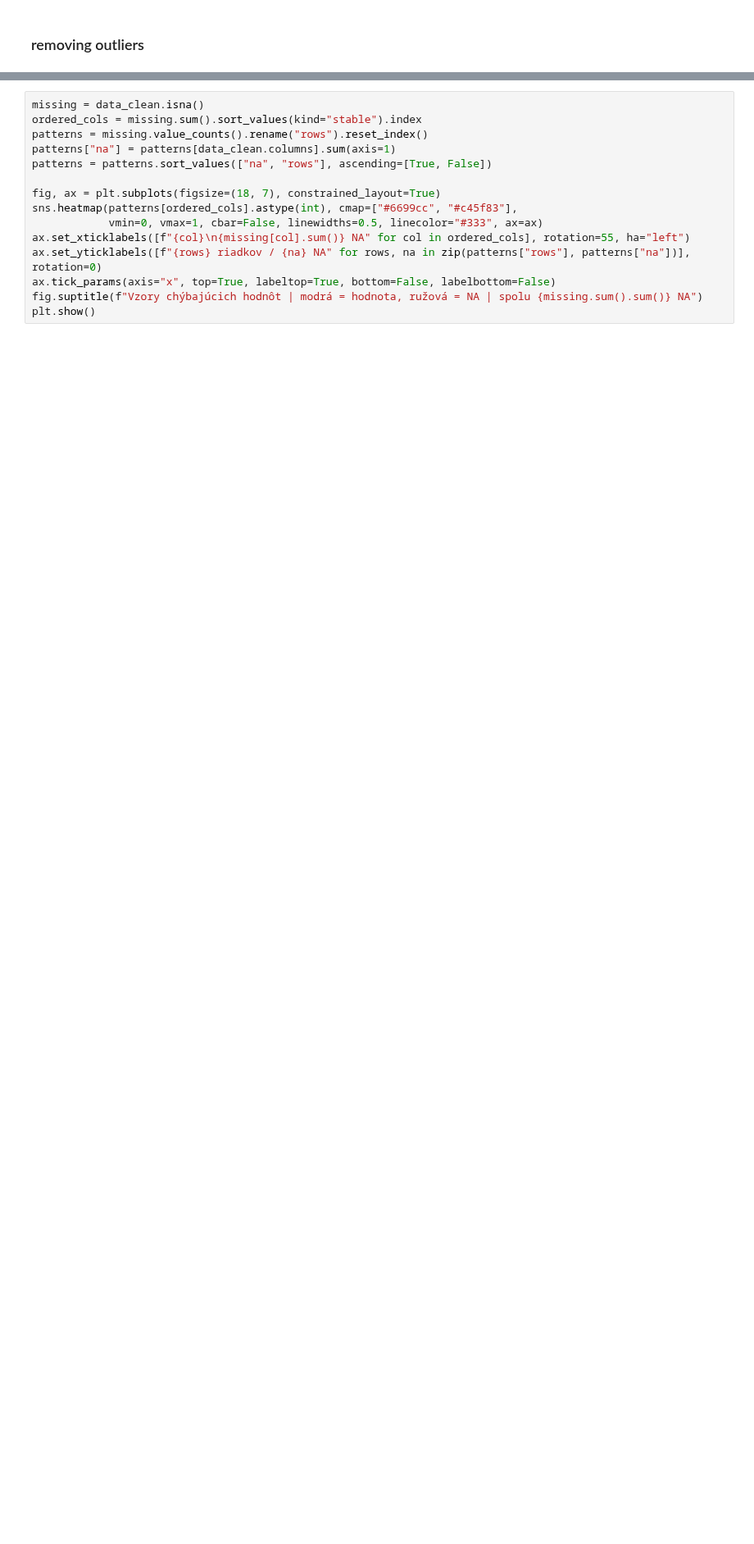
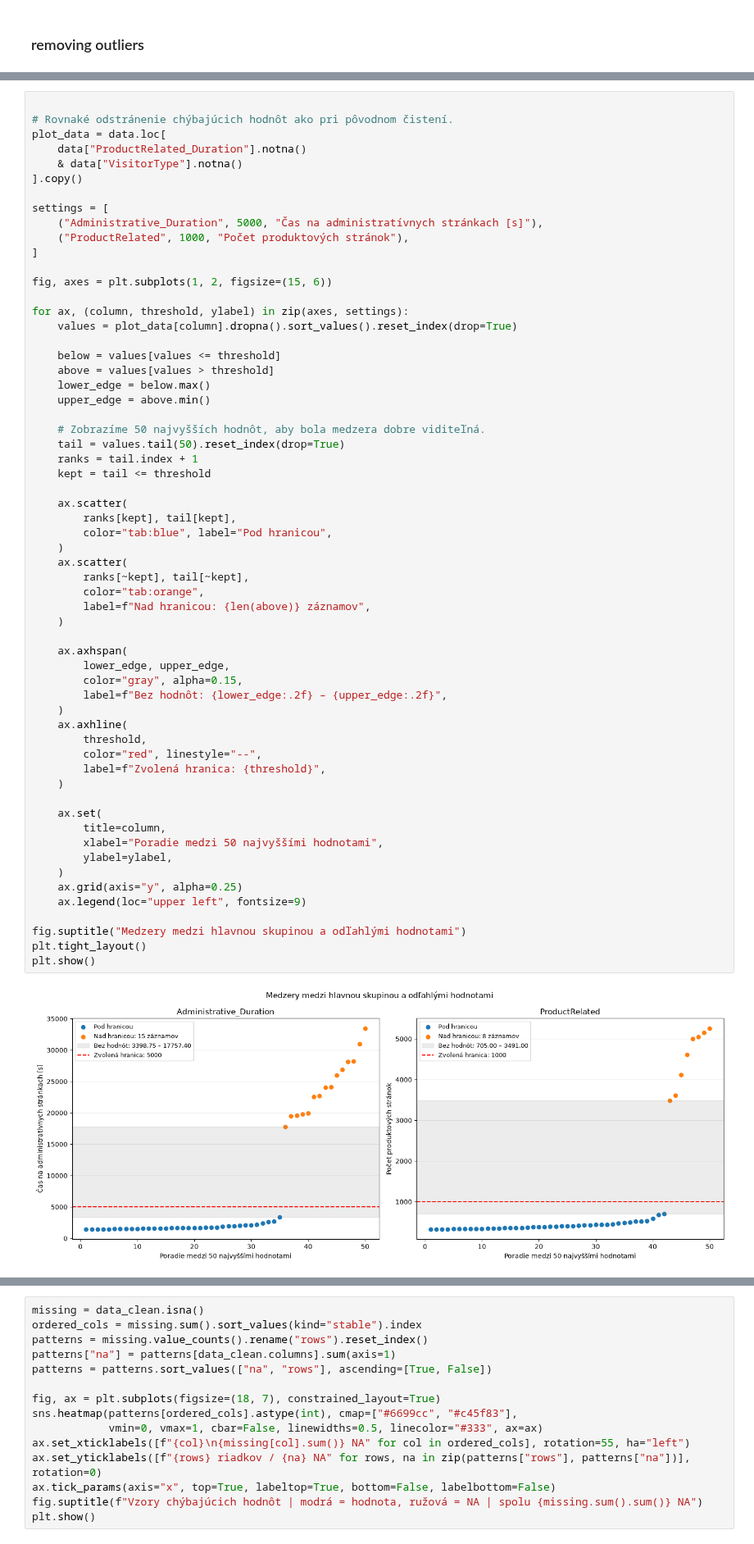
Before and after one commit to samuelbagin1/suns, a Jupyter notebook: zadania/01/main.ipynb, the cells around one changed output, grey strips where cells are left out. Shown at 82% size. Cells and saved outputs as stored; diff of their text form; blank space fills up the shorter version.

```diff
--- a/zadania/01/main.ipynb
+++ b/zadania/01/main.ipynb
@@ -147,0 +170,62 @@ def remove_outliers(df):
+# %%
+
+# Rovnaké odstránenie chýbajúcich hodnôt ako pri pôvodnom čistení.
+plot_data = data.loc[
+    data["ProductRelated_Duration"].notna()
+    & data["VisitorType"].notna()
+].copy()
+
+settings = [
+    ("Administrative_Duration", 5000, "Čas na administratívnych stránkach [s]"),
+    ("ProductRelated", 1000, "Počet produktových stránok"),
+]
+
+fig, axes = plt.subplots(1, 2, figsize=(15, 6))
+
+for ax, (column, threshold, ylabel) in zip(axes, settings):
+    values = plot_data[column].dropna().sort_values().reset_index(drop=True)
+
+    below = values[values <= threshold]
+    above = values[values > threshold]
+    lower_edge = below.max()
+    upper_edge = above.min()
+
+    # Zobrazíme 50 najvyšších hodnôt, aby bola medzera dobre viditeľná.
+    tail = values.tail(50).reset_index(drop=True)
+    ranks = tail.index + 1
+    kept = tail <= threshold
+
+    ax.scatter(
+        ranks[kept], tail[kept],
+        color="tab:blue", label="Pod hranicou",
+    )
+    ax.scatter(
+        ranks[~kept], tail[~kept],
+        color="tab:orange",
+        label=f"Nad hranicou: {len(above)} záznamov",
+    )
+
+    ax.axhspan(
+        lower_edge, upper_edge,
+        color="gray", alpha=0.15,
+        label=f"Bez hodnôt: {lower_edge:.2f} – {upper_edge:.2f}",
+    )
+    ax.axhline(
+        threshold,
+        color="red", linestyle="--",
+        label=f"Zvolená hranica: {threshold}",
+    )
+
+    ax.set(
+        title=column,
+        xlabel="Poradie medzi 50 najvyššími hodnotami",
+        ylabel=ylabel,
+    )
+    ax.grid(axis="y", alpha=0.25)
+    ax.legend(loc="upper left", fontsize=9)
+
+fig.suptitle("Medzery medzi hlavnou skupinou a odľahlými hodnotami")
+plt.tight_layout()
+plt.show()
+# %% [output]
+[figure, added]
```
Also changed, not shown: parts of 42 cells of this notebook, 3 other files.
